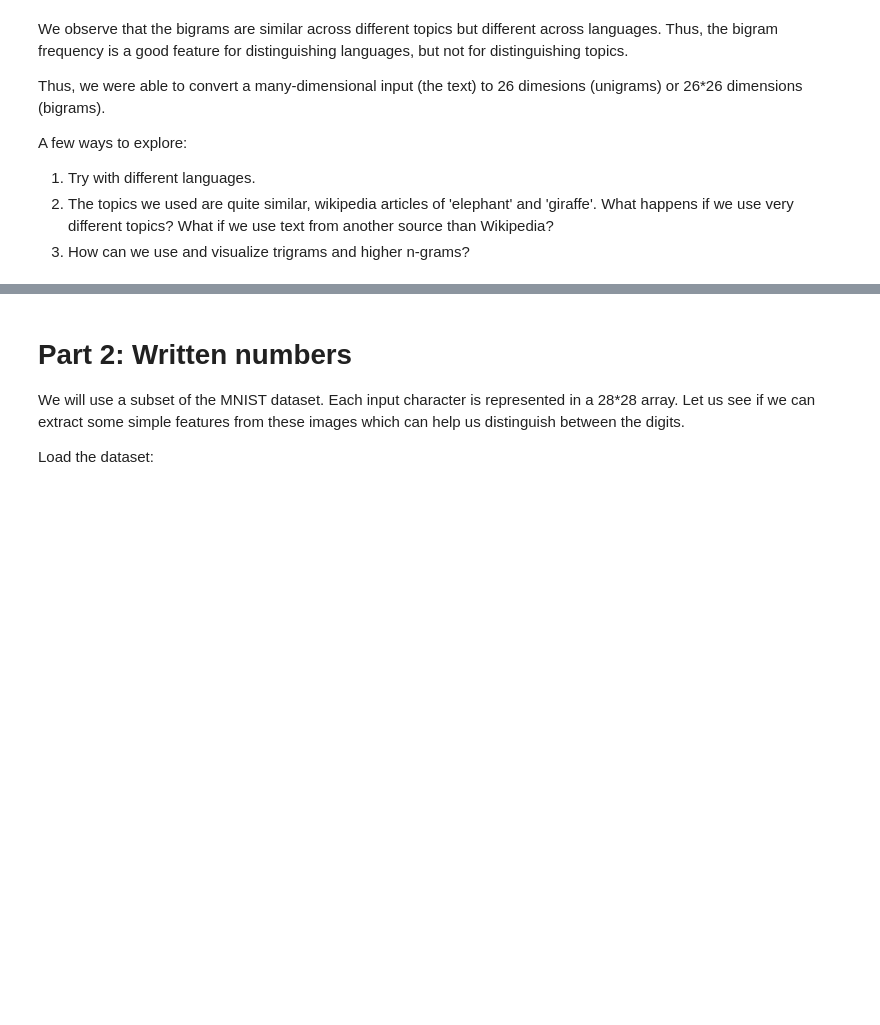
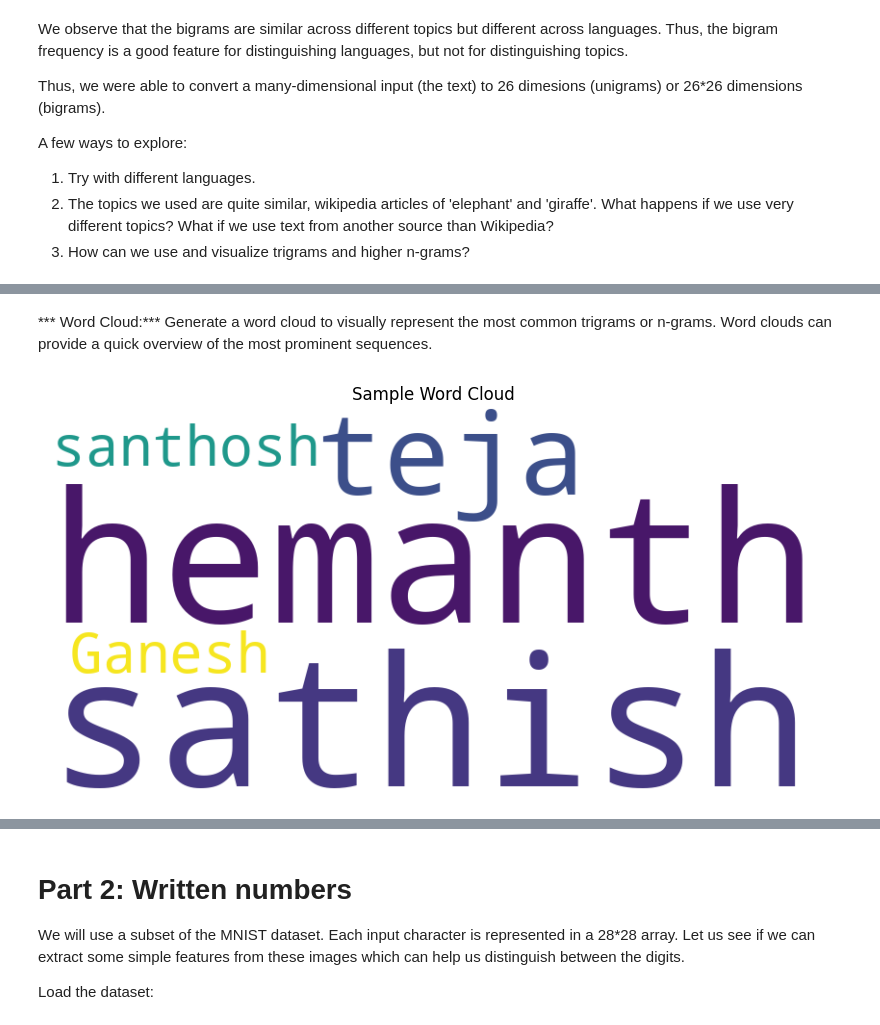
Before and after one commit to Hemanthdurgaprasad/FMML-LAB, a Jupyter notebook: Module_01_Lab_01_Features.ipynb, the cells around one changed output, grey strips where cells are left out. Drawn from its saved outputs; the diff is of its cells as text; code cells hidden in the pictures; blank space fills up the shorter version.

```diff
--- a/Module_01_Lab_01_Features.ipynb
+++ b/Module_01_Lab_01_Features.ipynb
@@ -233,0 +360,21 @@ A few ways to explore:
+# %% [markdown]
+*** Word Cloud:***
+Generate a word cloud to visually represent the most common trigrams or n-grams. Word clouds can provide a quick overview of the most prominent sequences.
+# %%
+from wordcloud import WordCloud
+import matplotlib.pyplot as plt
+
+# Sample text data
+text=""" hemanth sathish  teja santhosh Ganesh hemanth sathish  teja santhosh Ganesh hemanth sathish  teja santhosh Ganesh hemanth sathish  teja santhosh Ganesh """
+
+# Create a WordCloud object
+wordcloud = WordCloud(width=800, height=400, background_color='white').generate(text)
+
+# Display the word cloud using Matplotlib
+plt.figure(figsize=(10, 5))
+plt.imshow(wordcloud, interpolation='bilinear')
+plt.axis('off')  # Turn off axis labels
+plt.title('Sample Word Cloud')
+plt.show()
+# %% [output]
+[figure, added]
```
Also changed, not shown: parts of 21 cells of this notebook.
